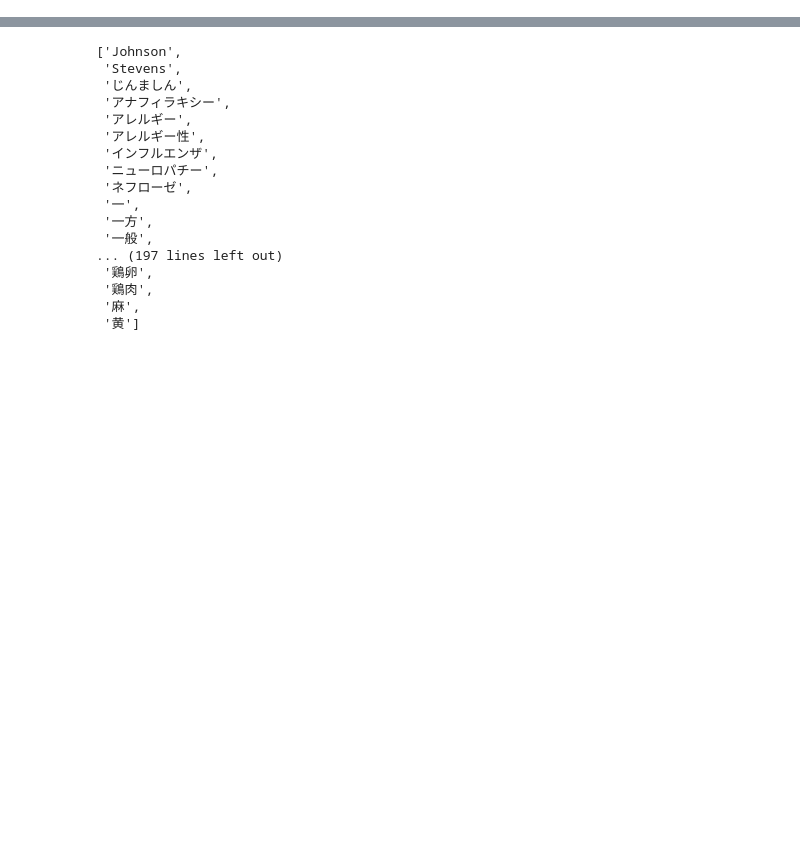
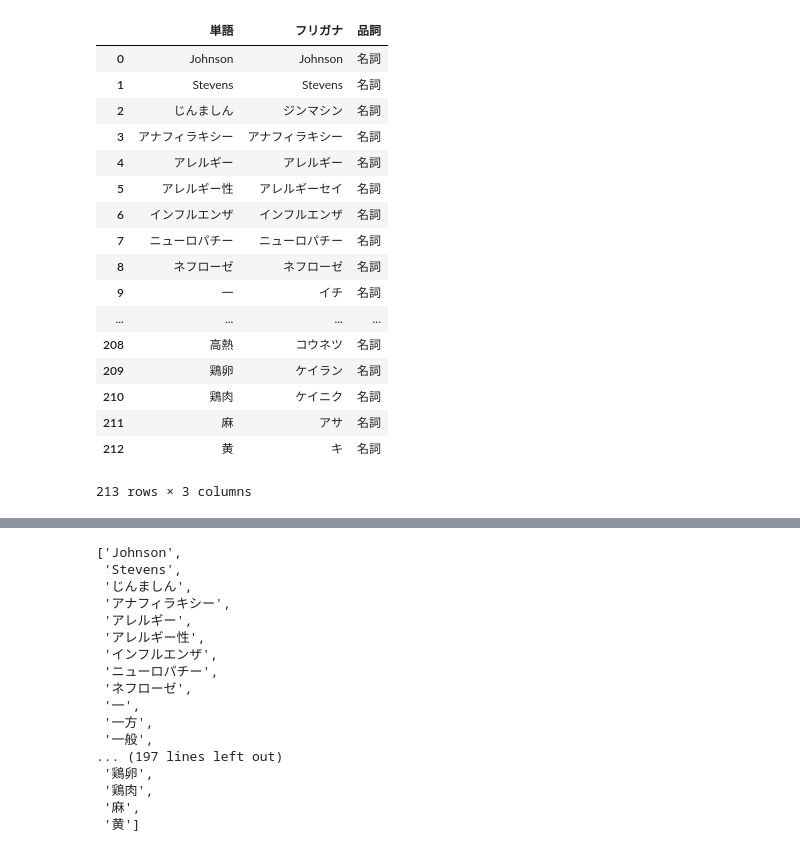
Before and after one commit to raylauxes/Japanese-Vocabulary-Generator, a Jupyter notebook: jp_vocab_generator.ipynb, the cells around one changed output, grey strips where cells are left out. Cells and saved outputs as stored; diff of their text form; code cells hidden in the pictures; blank space fills up the shorter version.

```diff
--- a/jp_vocab_generator.ipynb
+++ b/jp_vocab_generator.ipynb
@@ -62,0 +156,21 @@ def mecab_parse(file_in):
+# %%
+parser.clean_parser()
+# %% [output]
+|  | 単語 | フリガナ | 品詞 |
+| 0 | Johnson | Johnson | 名詞 |
+| 1 | Stevens | Stevens | 名詞 |
+| 2 | じんましん | ジンマシン | 名詞 |
+| 3 | アナフィラキシー | アナフィラキシー | 名詞 |
+| 4 | アレルギー | アレルギー | 名詞 |
+| 5 | アレルギー性 | アレルギーセイ | 名詞 |
+| 6 | インフルエンザ | インフルエンザ | 名詞 |
+| 7 | ニューロパチー | ニューロパチー | 名詞 |
+| 8 | ネフローゼ | ネフローゼ | 名詞 |
+| 9 | 一 | イチ | 名詞 |
+| ... | ... | ... | ... |
+| 208 | 高熱 | コウネツ | 名詞 |
+| 209 | 鶏卵 | ケイラン | 名詞 |
+| 210 | 鶏肉 | ケイニク | 名詞 |
+| 211 | 麻 | アサ | 名詞 |
+| 212 | 黄 | キ | 名詞 |
+213 rows × 3 columns
```
Also changed, not shown: parts of 17 cells of this notebook.
